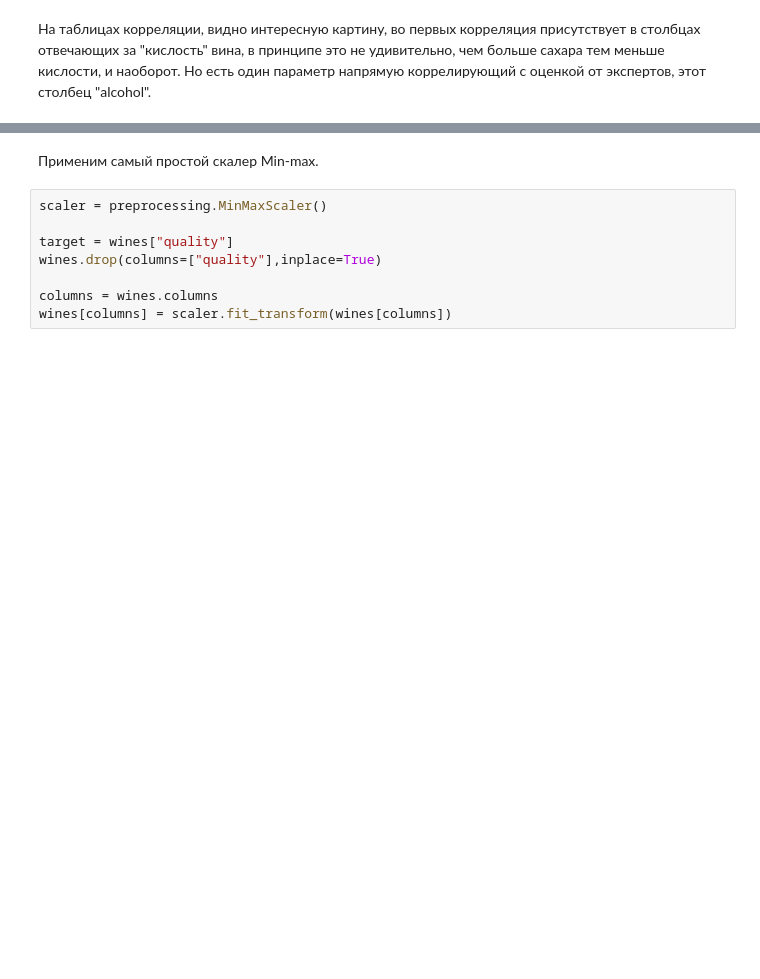
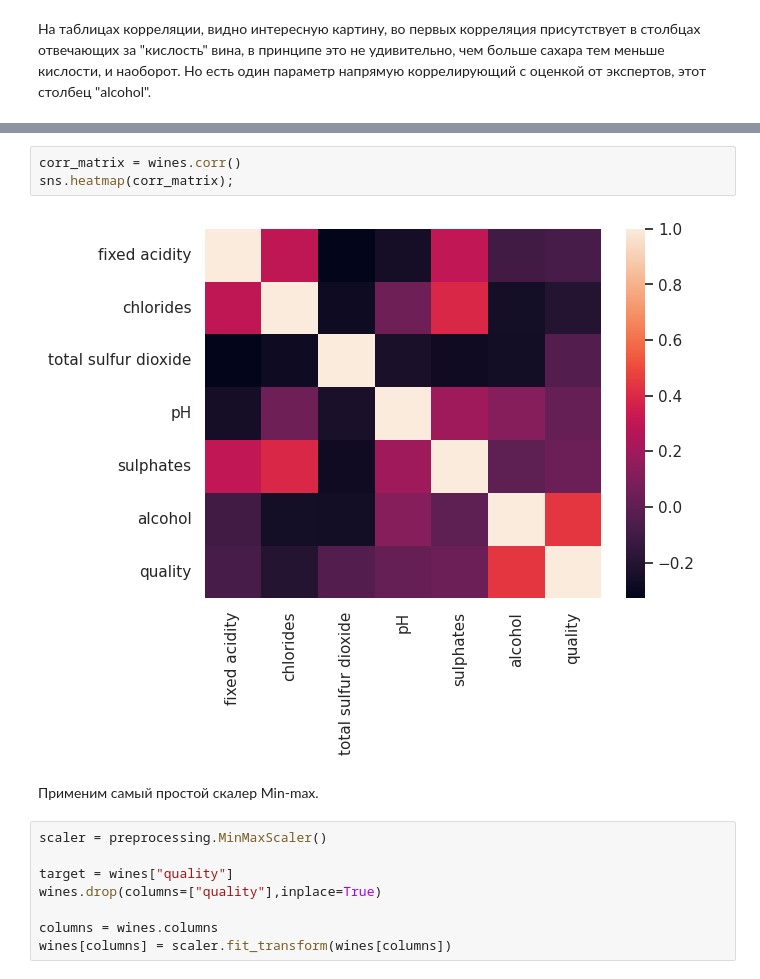
Before and after one commit to MonyaS/Hilell_tasks, a Jupyter notebook: лекция 5/task 5.ipynb, the cells around one changed output, grey strips where cells are left out. Cells and saved outputs as stored; diff of their text form; blank space fills up the shorter version.

```diff
--- a/лекция 5/task 5.ipynb
+++ b/лекция 5/task 5.ipynb
@@ -123,3 +112,8 @@ wines["volatile acidity share"] = round((wines["volatile acidity"] / wines["fixe
+# %%
+corr_matrix = wines.corr()
+sns.heatmap(corr_matrix);
+# %% [output]
+[figure, added]
 # %% [markdown]
 Применим самый простой скалер Min-max.
 # %%
```
Also changed, not shown: parts of 18 cells of this notebook, 1 other file.
